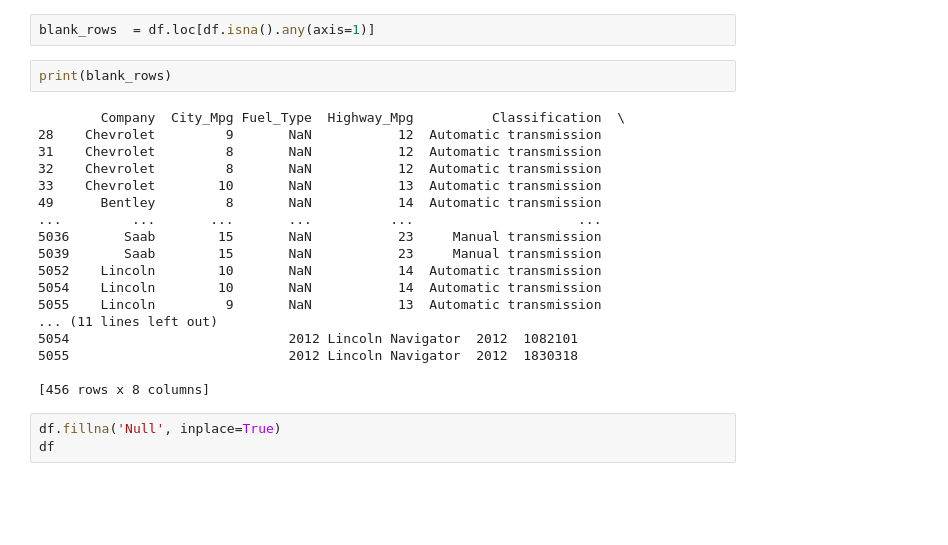
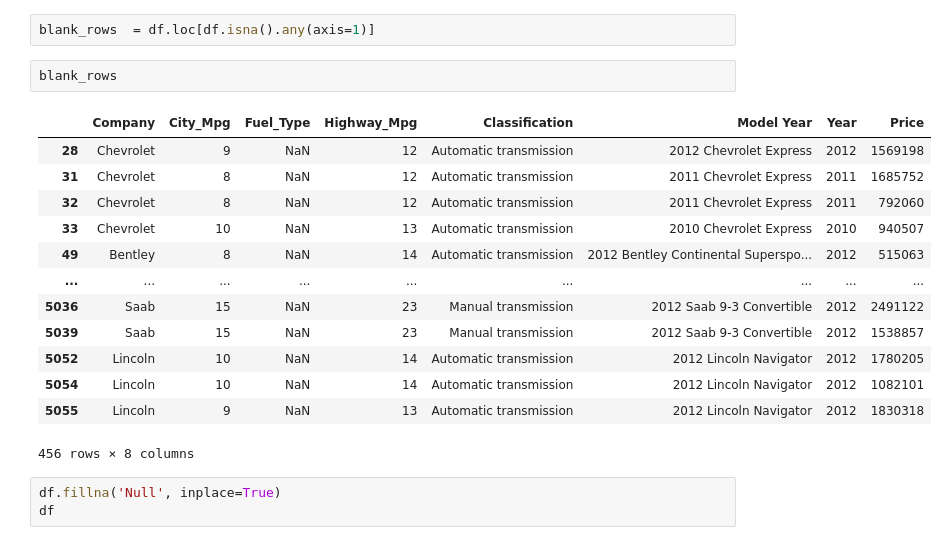
Before and after one commit to prashantpal711/assignment1, a Jupyter notebook: assignment1.ipynb, the cells around one changed output. Drawn from its saved outputs; the diff is of its cells as text; blank space fills up the shorter version.

```diff
--- a/assignment1.ipynb
+++ b/assignment1.ipynb
@@ -49,26 +35,22 @@ print(df.tail())
 Clean the dataset and update the csv file (Replace the blank values with a suitable value, eg: '-', 'Null', etc.)
 # %%
 blank_rows  = df.loc[df.isna().any(axis=1)]
-# %%
-print(blank_rows)
-# %% [output]
-        Company  City_Mpg Fuel_Type  Highway_Mpg          Classification  \
-28    Chevrolet         9       NaN           12  Automatic transmission
-31    Chevrolet         8       NaN           12  Automatic transmission
-32    Chevrolet         8       NaN           12  Automatic transmission
-33    Chevrolet        10       NaN           13  Automatic transmission
-49      Bentley         8       NaN           14  Automatic transmission
-...         ...       ...       ...          ...                     ...
-5036       Saab        15       NaN           23     Manual transmission
-5039       Saab        15       NaN           23     Manual transmission
-5052    Lincoln        10       NaN           14  Automatic transmission
-5054    Lincoln        10       NaN           14  Automatic transmission
-5055    Lincoln         9       NaN           13  Automatic transmission
-... (11 lines left out)
-5054                            2012 Lincoln Navigator  2012  1082101
-5055                            2012 Lincoln Navigator  2012  1830318
-
-[456 rows x 8 columns]
+# %%
+blank_rows
+# %% [output]
+|  | Company | City_Mpg | Fuel_Type | Highway_Mpg | Classification | Model Year | Year | Price |
+| 28 | Chevrolet | 9 | NaN | 12 | Automatic transmission | 2012 Chevrolet Express | 2012 | 1569198 |
+| 31 | Chevrolet | 8 | NaN | 12 | Automatic transmission | 2011 Chevrolet Express | 2011 | 1685752 |
+| 32 | Chevrolet | 8 | NaN | 12 | Automatic transmission | 2011 Chevrolet Express | 2011 | 792060 |
+| 33 | Chevrolet | 10 | NaN | 13 | Automatic transmission | 2010 Chevrolet Express | 2010 | 940507 |
+| 49 | Bentley | 8 | NaN | 14 | Automatic transmission | 2012 Bentley Continental Superspo... | 2012 | 515063 |
+| ... | ... | ... | ... | ... | ... | ... | ... | ... |
+| 5036 | Saab | 15 | NaN | 23 | Manual transmission | 2012 Saab 9-3 Convertible | 2012 | 2491122 |
+| 5039 | Saab | 15 | NaN | 23 | Manual transmission | 2012 Saab 9-3 Convertible | 2012 | 1538857 |
+| 5052 | Lincoln | 10 | NaN | 14 | Automatic transmission | 2012 Lincoln Navigator | 2012 | 1780205 |
+| 5054 | Lincoln | 10 | NaN | 14 | Automatic transmission | 2012 Lincoln Navigator | 2012 | 1082101 |
+| 5055 | Lincoln | 9 | NaN | 13 | Automatic transmission | 2012 Lincoln Navigator | 2012 | 1830318 |
+456 rows × 8 columns
 # %%
 df.fillna('Null', inplace=True)
 df
```
Also changed, not shown: parts of 4 cells of this notebook.
